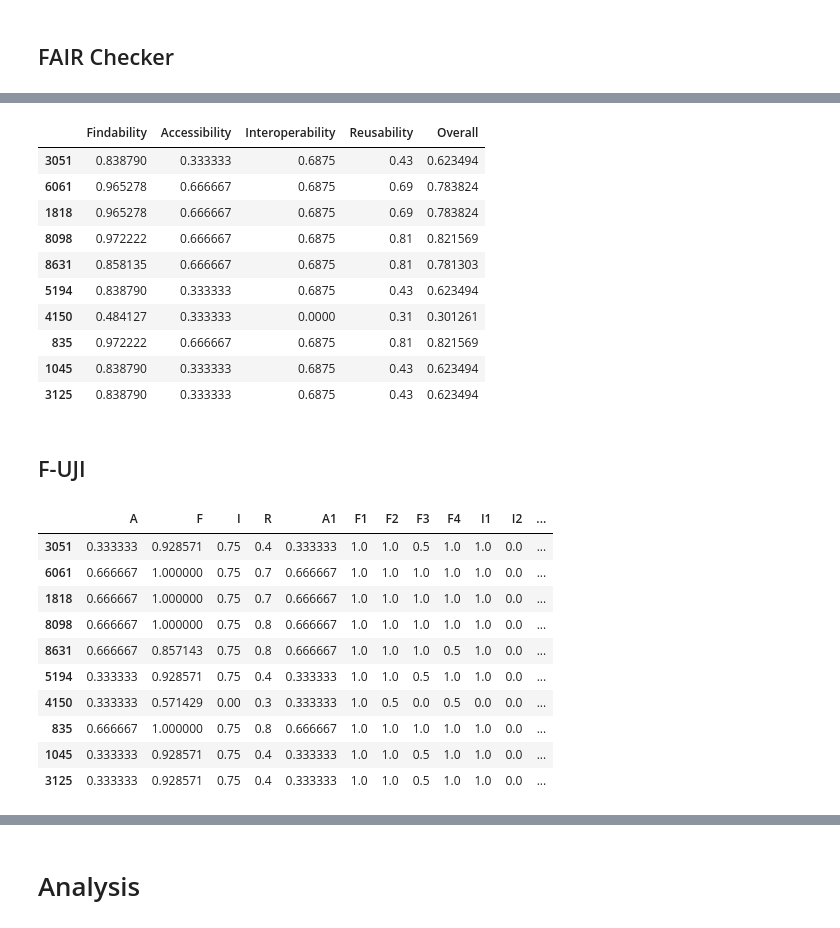
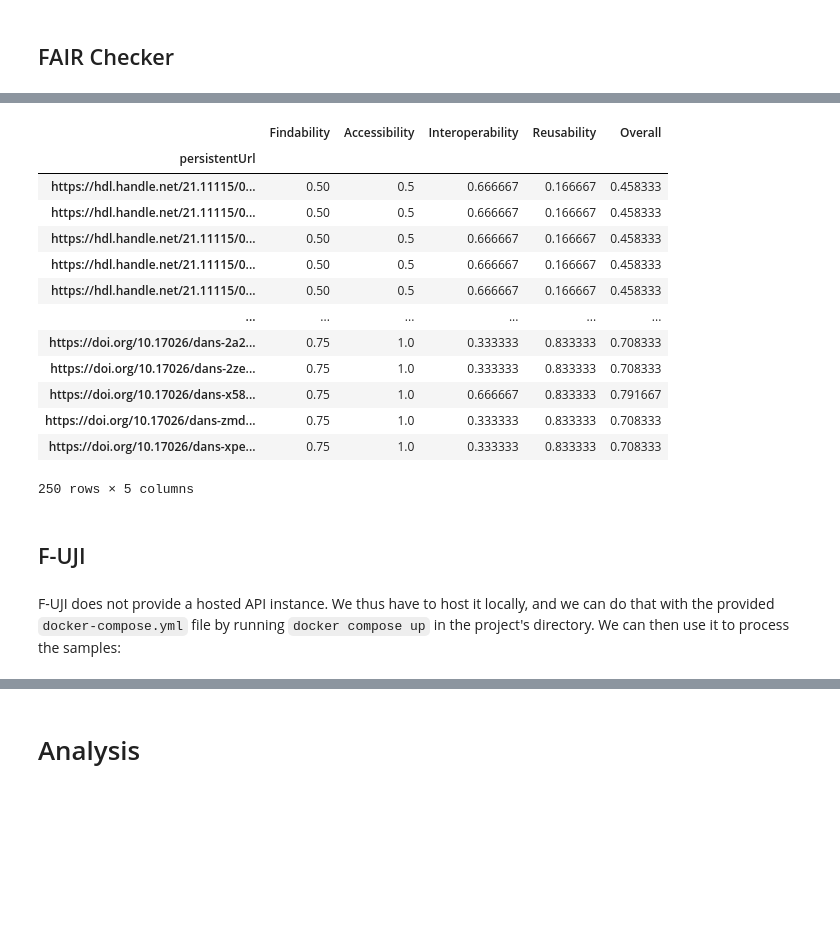
Before and after one commit to DelmArts/ssh-fair, a Jupyter notebook: main.ipynb, the cells around one changed output, grey strips where cells are left out. Saved outputs shown, nothing was run; the diff lists cells and outputs as text; code cells hidden in the pictures; blank space fills up the shorter version.

Commit message:
add arche code, readme, finish final version

```diff
--- a/main.ipynb
+++ b/main.ipynb
@@ -57,0 +111,8 @@ samples = df_dans.sample(10)
+# %%
+try:
+    samples = pd.read_csv("samples.csv").squeeze("columns")
+
+except FileNotFoundError:
+    samples = pd.concat([arche["persistentUrl"], samples_dans["persistentUrl"]], ignore_index=True)
+    samples.to_csv("samples.csv", index=False)
+samples
@@ -60,7 +136,15 @@ samples = df_dans.sample(10)
 # %%
 def fair_checker_query(pid: str):
     res = r.get("https://fair-checker.france-bioinformatique.fr/api/check/legacy/metrics_all", params={"url": pid})
+
+    if not res.ok:
+        print(pid)
+        print(res)
+        return
+
     return {metric["metric"]: int(metric["score"]) for metric in res.json()}
 # %%
-def fair_checker(df: pd.DataFrame) -> pd.DataFrame:
-    return df.apply(fair_checker_query).apply(pd.Series) / 2
+def fair_checker(pids: pd.Series) -> pd.DataFrame:
+    results = pids.progress_apply(fair_checker_query).apply(pd.Series)
+    results.index = pids
+    return results
@@ -82,0 +151,8 @@ pd.concat([samples["persistentUrl"], results, results.mean(axis=1)], axis=1)
+# %%
+try:
+    results_fair_checker = pd.read_csv("fair_checker.csv", index_col="persistentUrl")
+except FileNotFoundError:
+    results_fair_checker = fair_checker(samples)
+    results_fair_checker.to_csv("fair_checker.csv", index=True)
+
+results_fair_checker
@@ -83,27 +174,32 @@ pd.concat([samples["persistentUrl"], results, results.mean(axis=1)], axis=1)
 # %%
 final_fair_checker = pd.concat([
-    results.loc[:, results.columns.str.startswith("F")].mean(axis=1).to_frame("Findability"),
-    results.loc[:, results.columns.str.startswith("A")].mean(axis=1).to_frame("Accessibility"),
-    results.loc[:, results.columns.str.startswith("I")].mean(axis=1).to_frame("Interoperability"),
-    results.loc[:, results.columns.str.startswith("R")].mean(axis=1).to_frame("Reusability"),
-    results.mean(axis=1).to_frame("Overall"),
+    results_fair_checker.loc[:, results_fair_checker.columns.str.startswith("F")].mean(axis=1).to_frame("Findability"),
+    results_fair_checker.loc[:, results_fair_checker.columns.str.startswith("A")].mean(axis=1).to_frame("Accessibility"),
+    results_fair_checker.loc[:, results_fair_checker.columns.str.startswith("I")].mean(axis=1).to_frame("Interoperability"),
+    results_fair_checker.loc[:, results_fair_checker.columns.str.startswith("R")].mean(axis=1).to_frame("Reusability"),
+    results_fair_checker.mean(axis=1).to_frame("Overall"),
 ], axis=1)
 
 final_fair_checker
 # %% [output]
 |  | Findability | Accessibility | Interoperability | Reusability | Overall |
-| 3051 | 0.838790 | 0.333333 | 0.6875 | 0.43 | 0.623494 |
-| 6061 | 0.965278 | 0.666667 | 0.6875 | 0.69 | 0.783824 |
-| 1818 | 0.965278 | 0.666667 | 0.6875 | 0.69 | 0.783824 |
-| 8098 | 0.972222 | 0.666667 | 0.6875 | 0.81 | 0.821569 |
-| 8631 | 0.858135 | 0.666667 | 0.6875 | 0.81 | 0.781303 |
-| 5194 | 0.838790 | 0.333333 | 0.6875 | 0.43 | 0.623494 |
-| 4150 | 0.484127 | 0.333333 | 0.0000 | 0.31 | 0.301261 |
-| 835 | 0.972222 | 0.666667 | 0.6875 | 0.81 | 0.821569 |
-| 1045 | 0.838790 | 0.333333 | 0.6875 | 0.43 | 0.623494 |
-| 3125 | 0.838790 | 0.333333 | 0.6875 | 0.43 | 0.623494 |
+| persistentUrl |  |  |  |  |  |
+| https://hdl.handle.net/21.11115/0... | 0.50 | 0.5 | 0.666667 | 0.166667 | 0.458333 |
+| https://hdl.handle.net/21.11115/0... | 0.50 | 0.5 | 0.666667 | 0.166667 | 0.458333 |
+| https://hdl.handle.net/21.11115/0... | 0.50 | 0.5 | 0.666667 | 0.166667 | 0.458333 |
+| https://hdl.handle.net/21.11115/0... | 0.50 | 0.5 | 0.666667 | 0.166667 | 0.458333 |
+| https://hdl.handle.net/21.11115/0... | 0.50 | 0.5 | 0.666667 | 0.166667 | 0.458333 |
+| ... | ... | ... | ... | ... | ... |
+| https://doi.org/10.17026/dans-2a2... | 0.75 | 1.0 | 0.333333 | 0.833333 | 0.708333 |
+| https://doi.org/10.17026/dans-2ze... | 0.75 | 1.0 | 0.333333 | 0.833333 | 0.708333 |
+| https://doi.org/10.17026/dans-x58... | 0.75 | 1.0 | 0.666667 | 0.833333 | 0.791667 |
+| https://doi.org/10.17026/dans-zmd... | 0.75 | 1.0 | 0.333333 | 0.833333 | 0.708333 |
+| https://doi.org/10.17026/dans-xpe... | 0.75 | 1.0 | 0.333333 | 0.833333 | 0.708333 |
+250 rows × 5 columns
 # %% [markdown]
 ## F-UJI
+# %% [markdown]
+F-UJI does not provide a hosted API instance. We thus have to host it locally, and we can do that with the provided `docker-compose.yml` file by running `docker compose up` in the project's directory. We can then use it to process the samples:
 # %%
 FUJI_URL = "http://localhost:1071/fuji/api/v1/evaluate"
 # %%
@@ -124,16 +221,0 @@ def fuji(df: pd.DataFrame) -> pd.DataFrame:
-# %%
-results: pd.DataFrame = fuji(samples["persistentUrl"])
-
-results
-# %% [output]
-|  | A | F | I | R | A1 | F1 | F2 | F3 | F4 | I1 | I2 | ... |
-| 3051 | 0.333333 | 0.928571 | 0.75 | 0.4 | 0.333333 | 1.0 | 1.0 | 0.5 | 1.0 | 1.0 | 0.0 | ... |
-| 6061 | 0.666667 | 1.000000 | 0.75 | 0.7 | 0.666667 | 1.0 | 1.0 | 1.0 | 1.0 | 1.0 | 0.0 | ... |
-| 1818 | 0.666667 | 1.000000 | 0.75 | 0.7 | 0.666667 | 1.0 | 1.0 | 1.0 | 1.0 | 1.0 | 0.0 | ... |
-| 8098 | 0.666667 | 1.000000 | 0.75 | 0.8 | 0.666667 | 1.0 | 1.0 | 1.0 | 1.0 | 1.0 | 0.0 | ... |
-| 8631 | 0.666667 | 0.857143 | 0.75 | 0.8 | 0.666667 | 1.0 | 1.0 | 1.0 | 0.5 | 1.0 | 0.0 | ... |
-| 5194 | 0.333333 | 0.928571 | 0.75 | 0.4 | 0.333333 | 1.0 | 1.0 | 0.5 | 1.0 | 1.0 | 0.0 | ... |
-| 4150 | 0.333333 | 0.571429 | 0.00 | 0.3 | 0.333333 | 1.0 | 0.5 | 0.0 | 0.5 | 0.0 | 0.0 | ... |
-| 835 | 0.666667 | 1.000000 | 0.75 | 0.8 | 0.666667 | 1.0 | 1.0 | 1.0 | 1.0 | 1.0 | 0.0 | ... |
-| 1045 | 0.333333 | 0.928571 | 0.75 | 0.4 | 0.333333 | 1.0 | 1.0 | 0.5 | 1.0 | 1.0 | 0.0 | ... |
-| 3125 | 0.333333 | 0.928571 | 0.75 | 0.4 | 0.333333 | 1.0 | 1.0 | 0.5 | 1.0 | 1.0 | 0.0 | ... |
```
Also changed, not shown: parts of 27 cells of this notebook, 7 other files.
